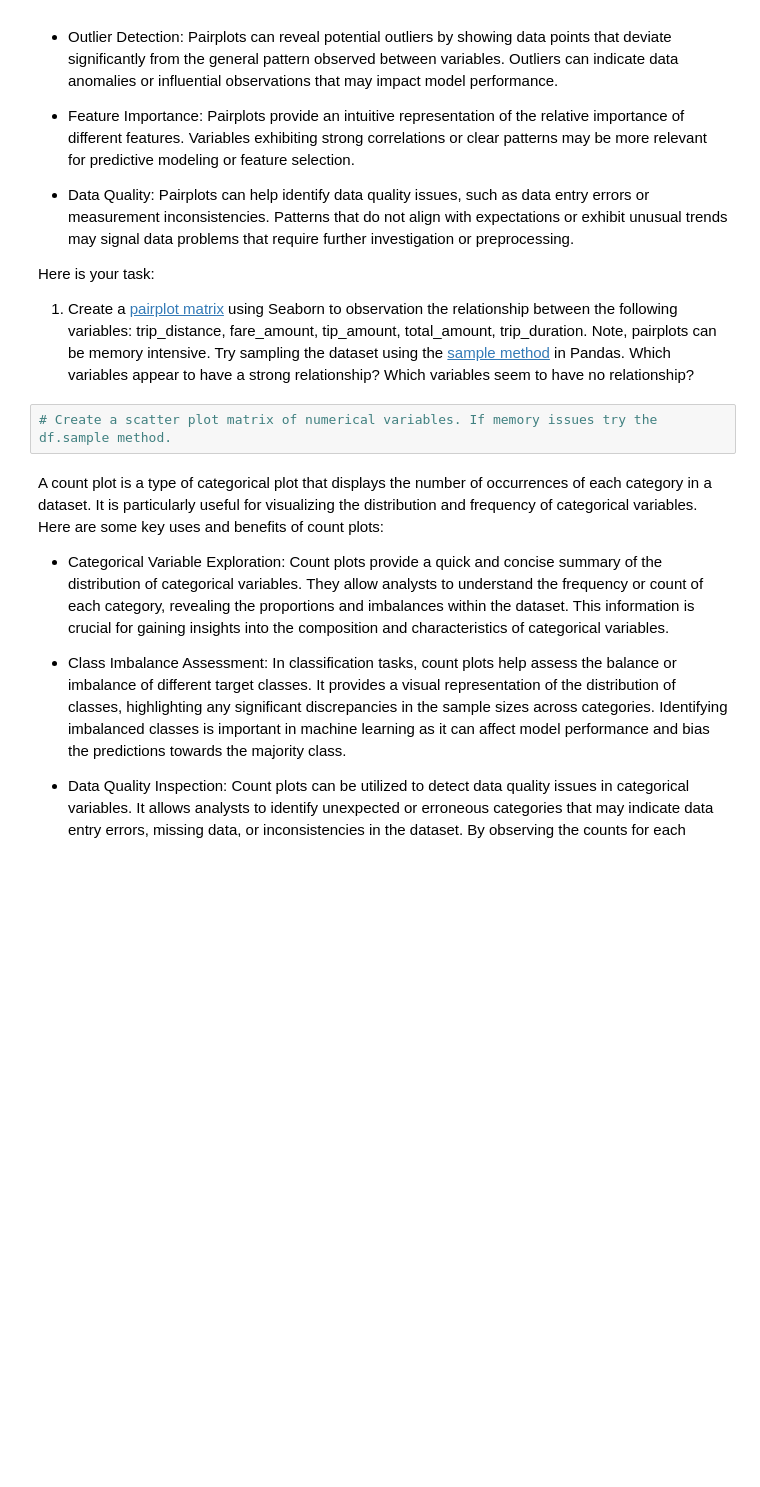
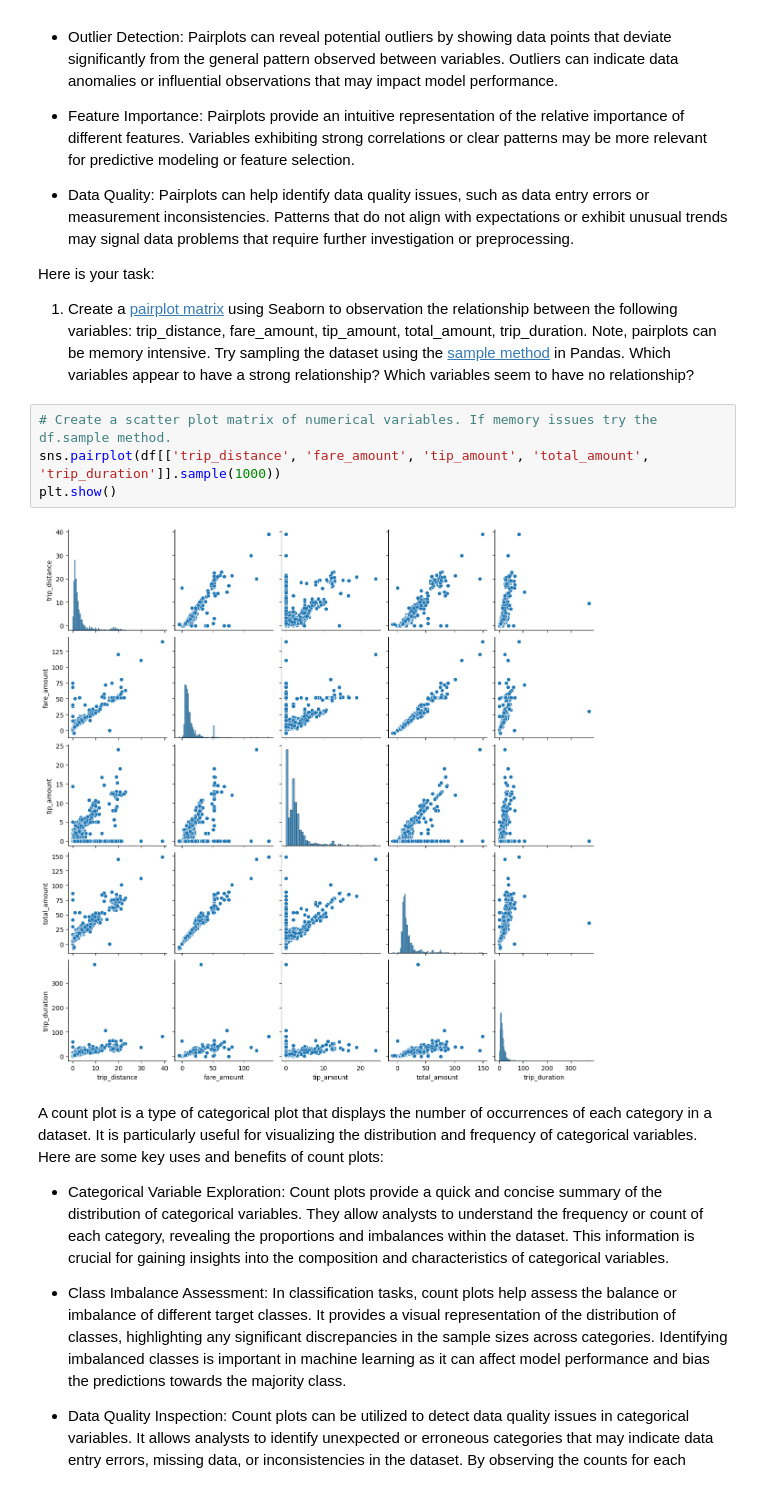
Before and after one commit to ZAsaee/mec2-projects, a Jupyter notebook: student_mle_miniproject_eda.ipynb, the cells around one changed output. Saved outputs shown, nothing was run; the diff lists cells and outputs as text; blank space fills up the shorter version.

```diff
--- a/student_mle_miniproject_eda.ipynb
+++ b/student_mle_miniproject_eda.ipynb
@@ -92,6 +199,10 @@ Here is your task:
   1. Create a [pairplot matrix](https://seaborn.pydata.org/generated/seaborn.pairplot.html) using Seaborn to observation the relationship between the following variables: trip_distance, fare_amount, tip_amount, total_amount, trip_duration. Note, pairplots can be memory intensive. Try sampling the dataset using the [sample method](https://pandas.pydata.org/docs/reference/api/pandas.DataFrame.sample.html) in Pandas. Which variables appear to have a strong relationship? Which variables seem to have no relationship?
 # %%
 # Create a scatter plot matrix of numerical variables. If memory issues try the df.sample method.
+sns.pairplot(df[['trip_distance', 'fare_amount', 'tip_amount', 'total_amount', 'trip_duration']].sample(1000))
+plt.show()
+# %% [output]
+[figure, added]
 # %% [markdown]
 A count plot is a type of categorical plot that displays the number of occurrences of each category in a dataset. It is particularly useful for visualizing the distribution and frequency of categorical variables. Here are some key uses and benefits of count plots:
 
```
Also changed, not shown: parts of 19 cells of this notebook.
